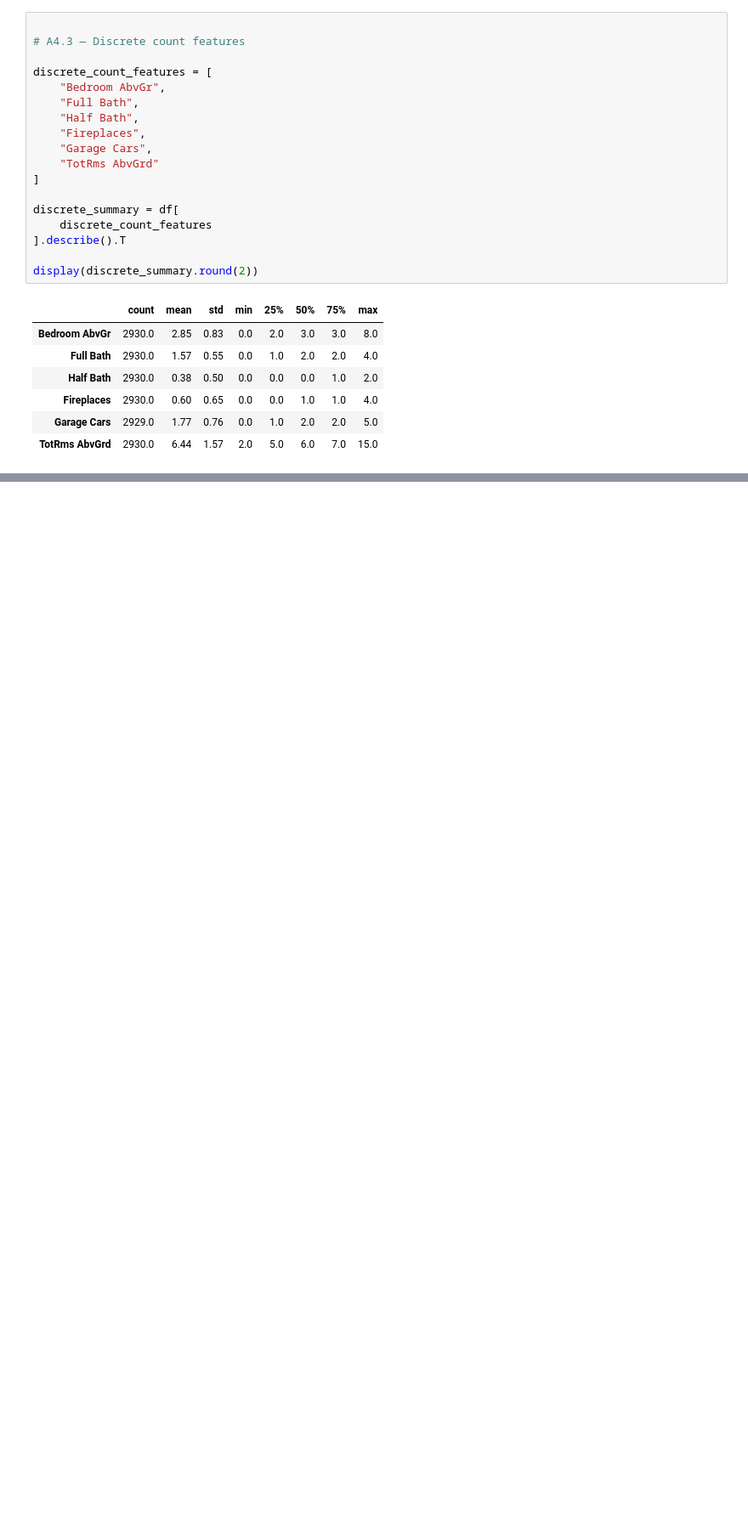
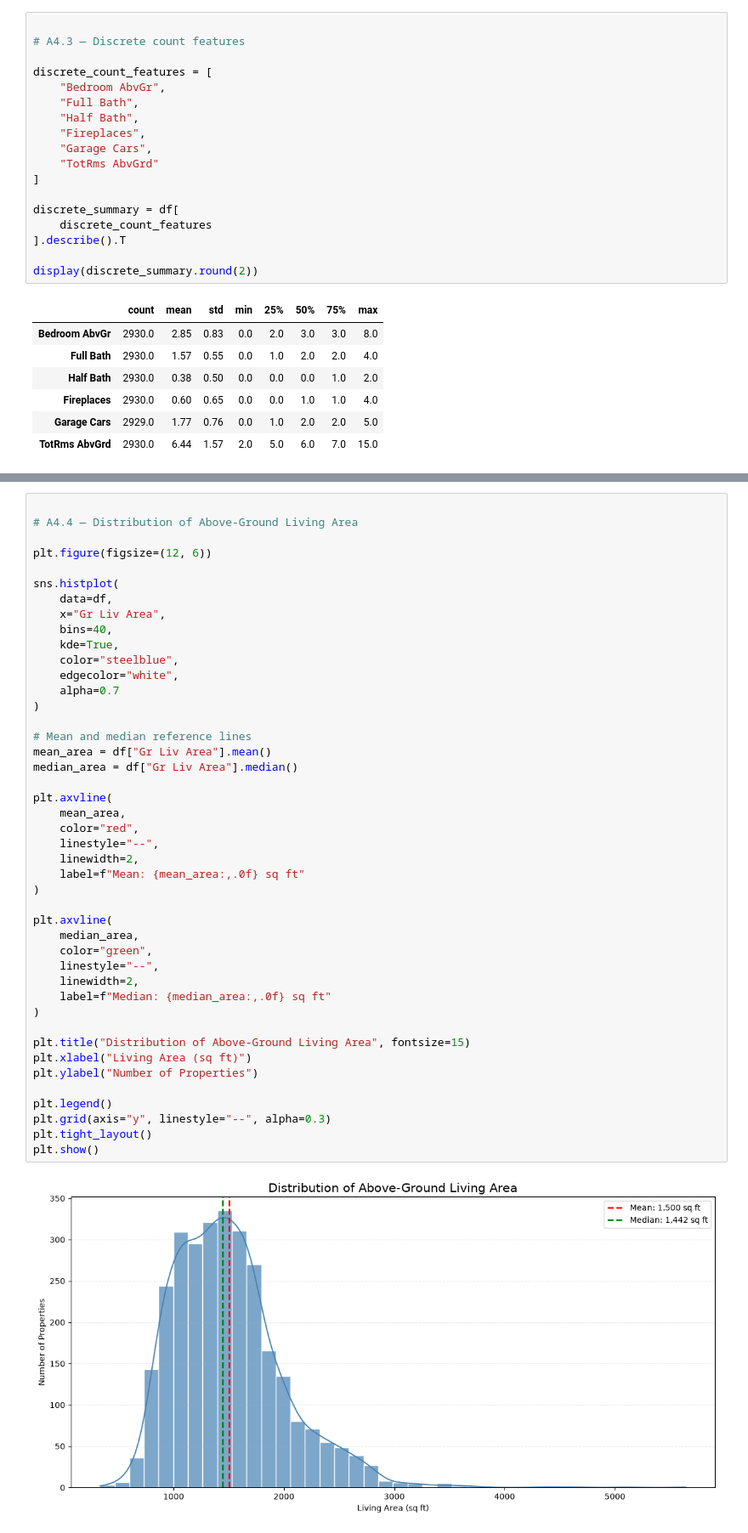
Before and after one commit to SimonRaul/ML_lab, a Jupyter notebook: dataUnderstanding&Quality.ipynb, the cells around one changed output, grey strips where cells are left out. Shown at 85% size. Cells and saved outputs as stored; diff of their text form; blank space fills up the shorter version.

```diff
--- a/dataUnderstanding&Quality.ipynb
+++ b/dataUnderstanding&Quality.ipynb
@@ -425,0 +574,46 @@ display(continuous_summary.round(2))
+# %%
+
+# A4.4 — Distribution of Above-Ground Living Area
+
+plt.figure(figsize=(12, 6))
+
+sns.histplot(
+    data=df,
+    x="Gr Liv Area",
+    bins=40,
+    kde=True,
+    color="steelblue",
+    edgecolor="white",
+    alpha=0.7
+)
+
+# Mean and median reference lines
+mean_area = df["Gr Liv Area"].mean()
+median_area = df["Gr Liv Area"].median()
+
+plt.axvline(
+    mean_area,
+    color="red",
+    linestyle="--",
+    linewidth=2,
+    label=f"Mean: {mean_area:,.0f} sq ft"
+)
+
+plt.axvline(
+    median_area,
+    color="green",
+    linestyle="--",
+    linewidth=2,
+    label=f"Median: {median_area:,.0f} sq ft"
+)
+
+plt.title("Distribution of Above-Ground Living Area", fontsize=15)
+plt.xlabel("Living Area (sq ft)")
+plt.ylabel("Number of Properties")
+
+plt.legend()
+plt.grid(axis="y", linestyle="--", alpha=0.3)
+plt.tight_layout()
+plt.show()
+# %% [output]
+[figure, added]
```
Also changed, not shown: parts of 21 cells of this notebook.
